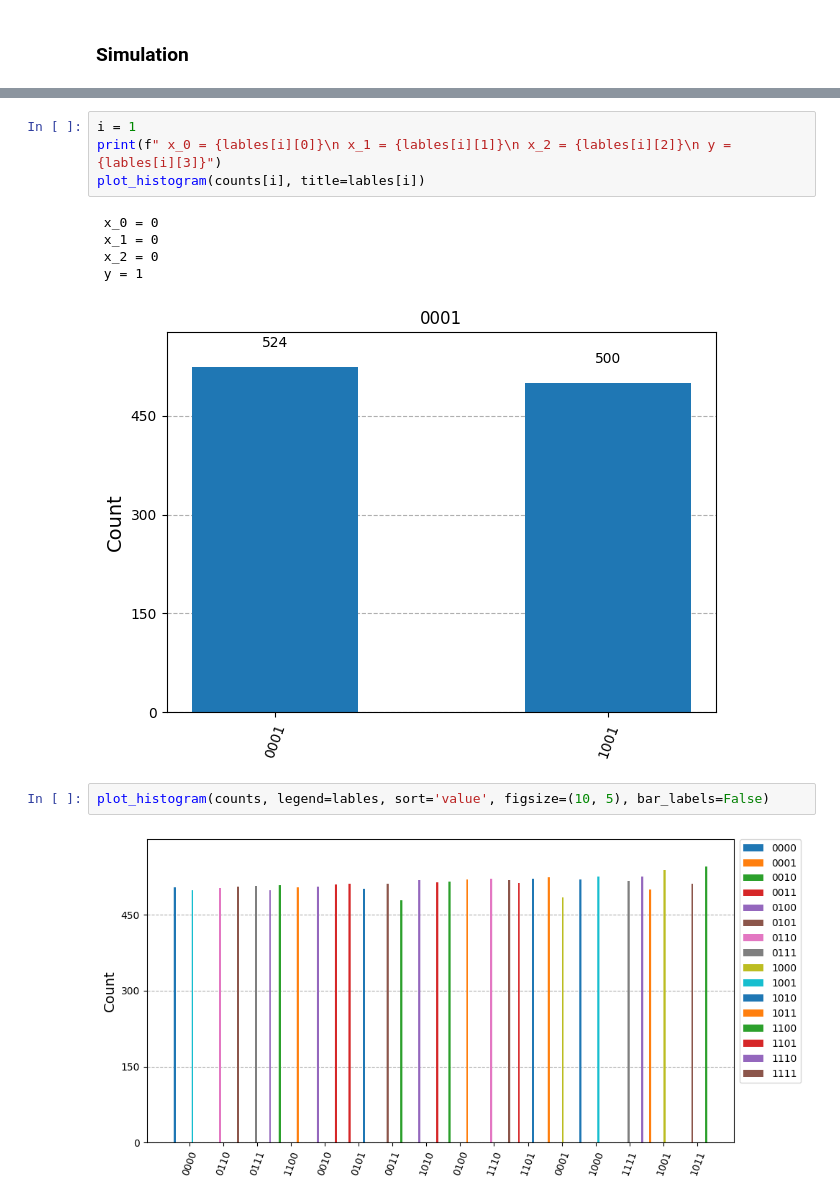
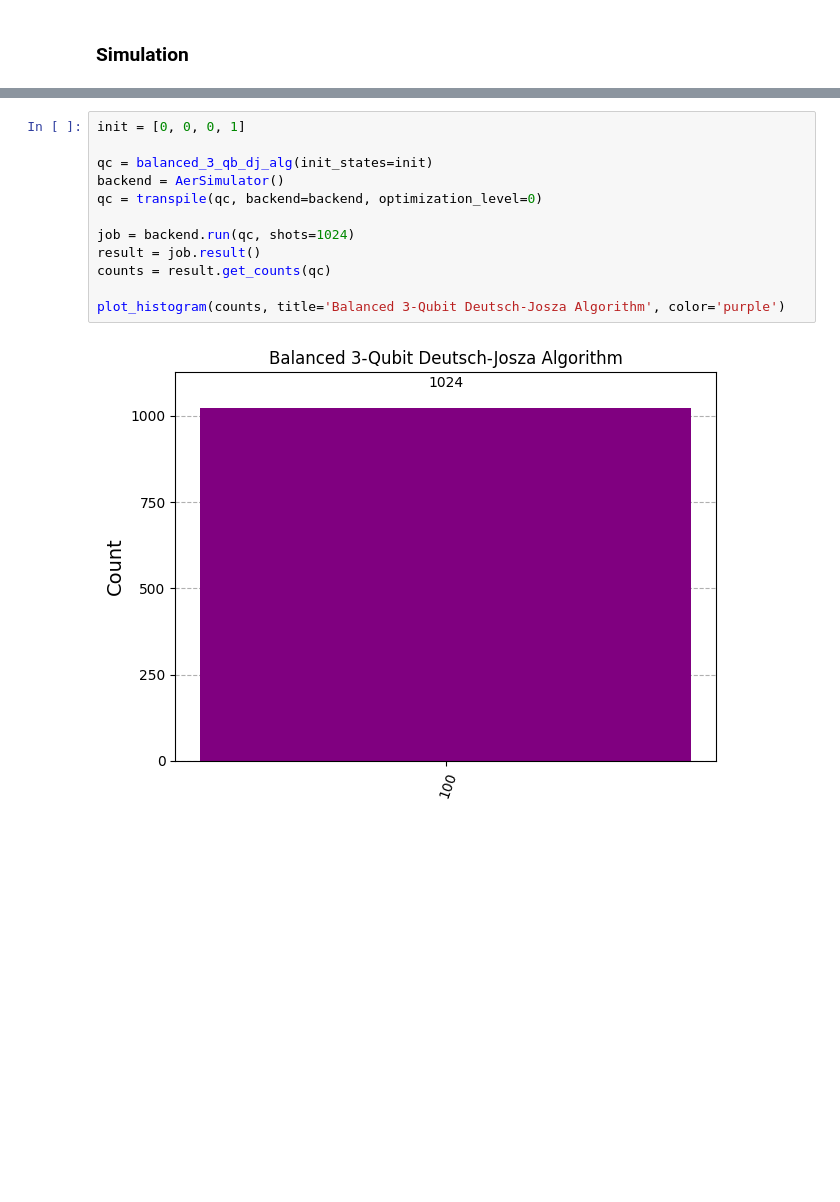
Before and after one commit to Yedi278/Quantum-Simulations, a Jupyter notebook: lezioni/lezione_3/deutsch-jozsa.ipynb, the cells around one changed output, grey strips where cells are left out. Cells and saved outputs as stored; diff of their text form; blank space fills up the shorter version.

Commit message:
deutsch jozsa completed

```diff
--- a/lezioni/lezione_3/deutsch-jozsa.ipynb
+++ b/lezioni/lezione_3/deutsch-jozsa.ipynb
@@ -108,14 +101,14 @@ Initial state: 1111
-# %%
-i = 1
-print(f" x_0 = {lables[i][0]}\n x_1 = {lables[i][1]}\n x_2 = {lables[i][2]}\n y = {lables[i][3]}")
-plot_histogram(counts[i], title=lables[i])
-# %% [output]
- x_0 = 0
- x_1 = 0
- x_2 = 0
- y = 1
-[figure, removed]
-# %%
-plot_histogram(counts, legend=lables, sort='value', figsize=(10, 5), bar_labels=False)
-# %% [output]
-[figure, removed]
+# %%
+init = [0, 0, 0, 1]
+
+qc = balanced_3_qb_dj_alg(init_states=init)
+backend = AerSimulator()
+qc = transpile(qc, backend=backend, optimization_level=0)
+
+job = backend.run(qc, shots=1024)
+result = job.result()
+counts = result.get_counts(qc)
+
+plot_histogram(counts, title='Balanced 3-Qubit Deutsch-Josza Algorithm', color='purple')
+# %% [output]
+[figure, added]
```
Also changed, not shown: parts of 14 cells of this notebook.
